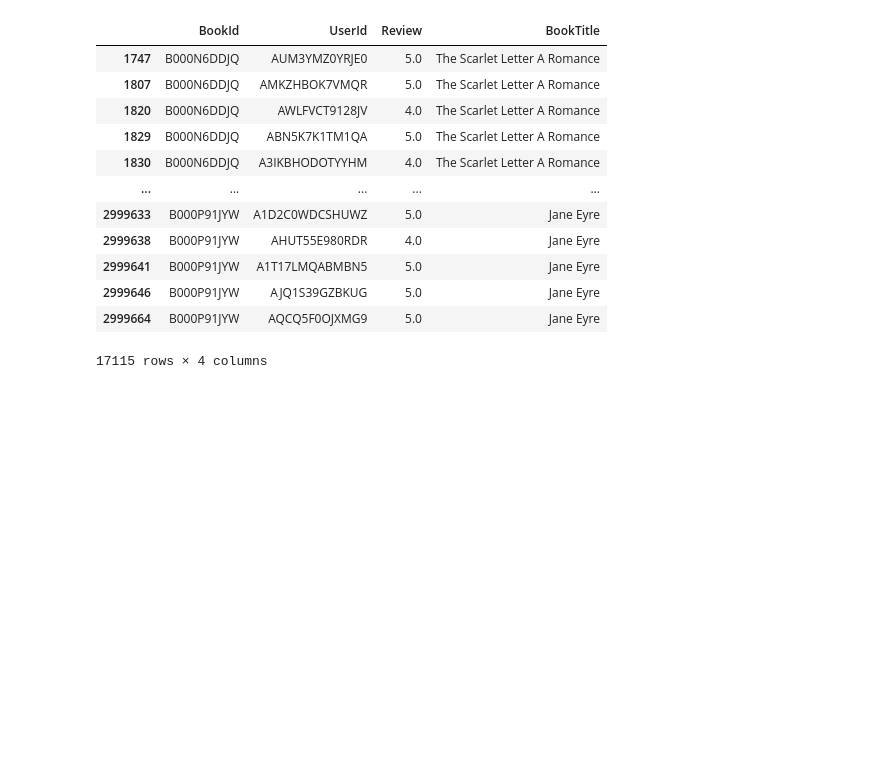
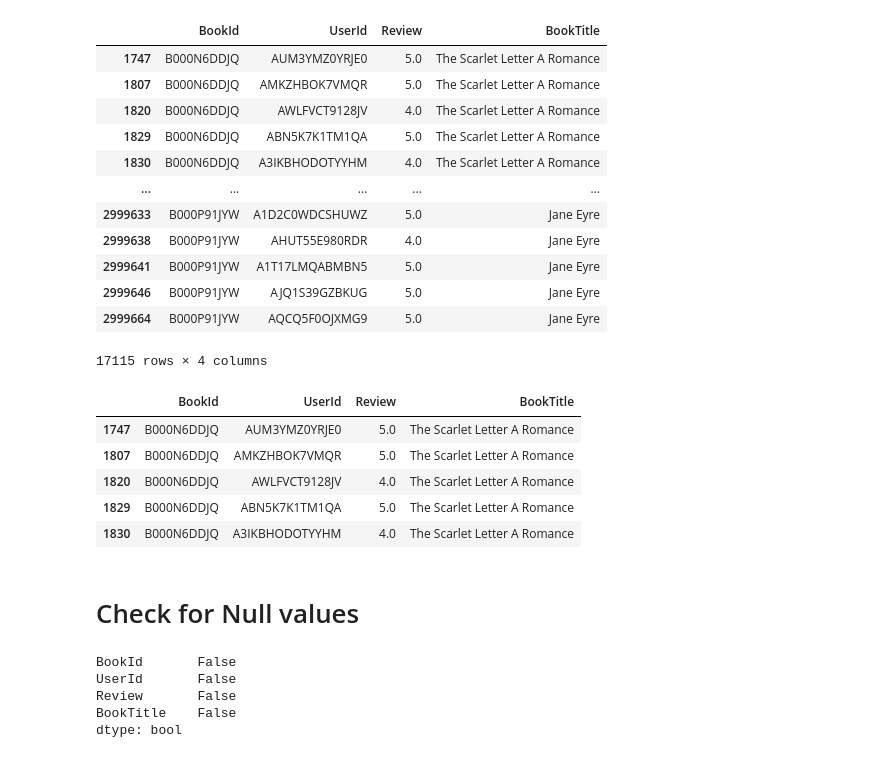
Before and after one commit to ThaboJChesane/COS730, a Jupyter notebook: RecommenderSystem.ipynb, the cells around one changed output. Drawn from its saved outputs; the diff is of its cells as text; code cells hidden in the pictures; blank space fills up the shorter version.

```diff
--- a/RecommenderSystem.ipynb
+++ b/RecommenderSystem.ipynb
@@ -112,3 +112,23 @@ reviewsDataFrame
 17115 rows × 4 columns
 # %%
 reviewsDataFrame.to_csv('/Users/thabochesane/Desktop/path2/reviews.csv')
+# %%
+reviewsDataFrame.head()
+# %% [output]
+|  | BookId | UserId | Review | BookTitle |
+| 1747 | B000N6DDJQ | AUM3YMZ0YRJE0 | 5.0 | The Scarlet Letter A Romance |
+| 1807 | B000N6DDJQ | AMKZHBOK7VMQR | 5.0 | The Scarlet Letter A Romance |
+| 1820 | B000N6DDJQ | AWLFVCT9128JV | 4.0 | The Scarlet Letter A Romance |
+| 1829 | B000N6DDJQ | ABN5K7K1TM1QA | 5.0 | The Scarlet Letter A Romance |
+| 1830 | B000N6DDJQ | A3IKBHODOTYYHM | 4.0 | The Scarlet Letter A Romance |
+# %% [markdown]
+# Check for Null values
+# %%
+nullColumns = reviewsDataFrame.isnull().any()
+print(nullColumns)
+# %% [output]
+BookId       False
+UserId       False
+Review       False
+BookTitle    False
+dtype: bool
```
Also changed, not shown: parts of 5 cells of this notebook.
